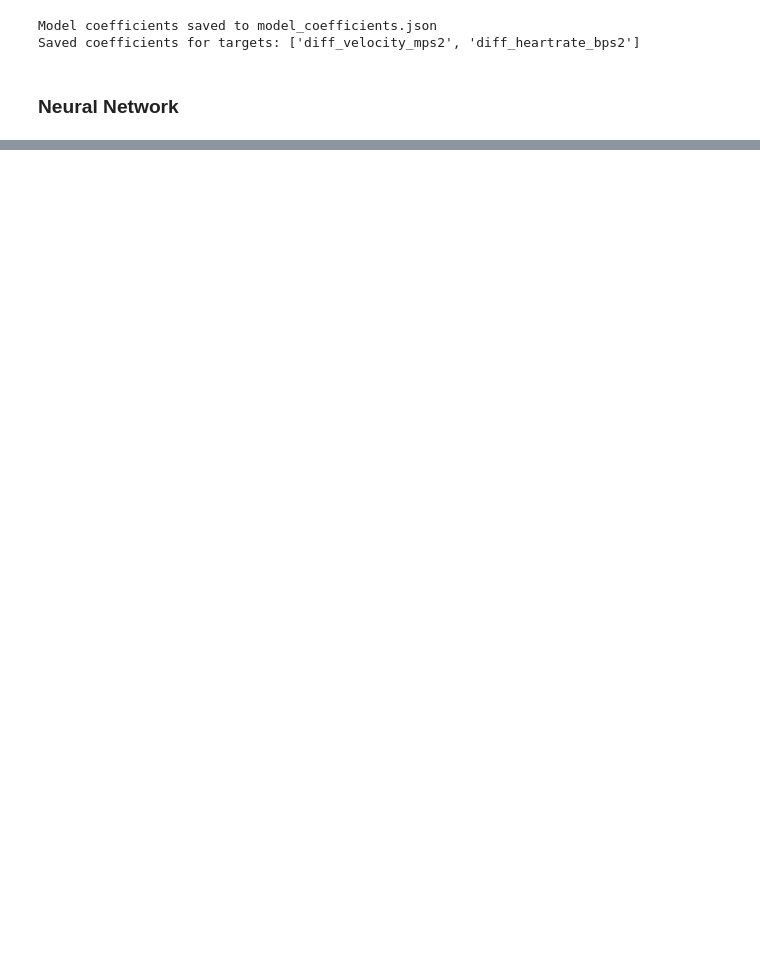
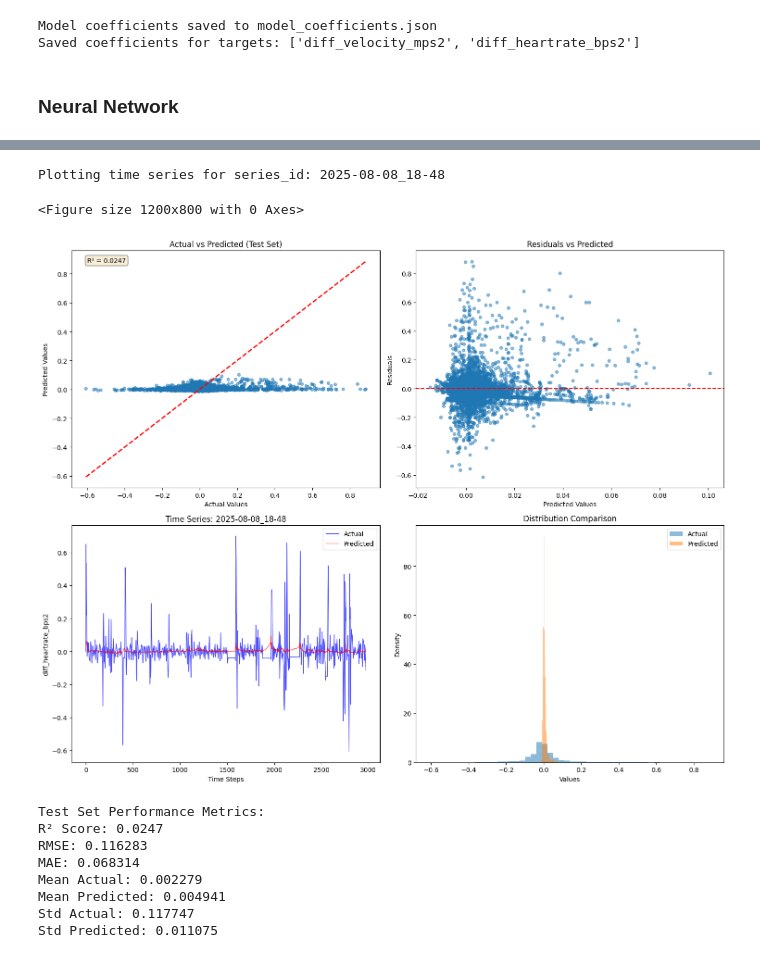
Before and after one commit to rei289/Marathon-Simulation, a Jupyter notebook: MachineLearning.ipynb, the cells around one changed output, grey strips where cells are left out. Cells and saved outputs as stored; diff of their text form; code cells hidden in the pictures; blank space fills up the shorter version.

```diff
--- a/MachineLearning.ipynb
+++ b/MachineLearning.ipynb
@@ -863,0 +912,73 @@ NameError: name 'X' is not defined
+# %%
+# Create visualization of actual vs predicted values
+plt.figure(figsize=(12, 8))
+
+# Create subplots for different visualizations
+fig, axes = plt.subplots(2, 2, figsize=(15, 12))
+
+# 1. Scatter plot: Actual vs Predicted
+axes[0, 0].scatter(y_test_array, y_test_pred, alpha=0.5, s=20)
+axes[0, 0].plot([y_test_array.min(), y_test_array.max()],
+                [y_test_array.min(), y_test_array.max()], 'r--', lw=2)
+axes[0, 0].set_xlabel('Actual Values')
+axes[0, 0].set_ylabel('Predicted Values')
+axes[0, 0].set_title('Actual vs Predicted (Test Set)')
+axes[0, 0].text(0.05, 0.95, f'R² = {test_r2:.4f}', transform=axes[0, 0].transAxes,
+                bbox=dict(boxstyle="round", facecolor='wheat', alpha=0.5))
+
+# 2. Residuals plot
+residuals = y_test_array - y_test_pred
+axes[0, 1].scatter(y_test_pred, residuals, alpha=0.5, s=20)
+axes[0, 1].axhline(y=0, color='r', linestyle='--')
+axes[0, 1].set_xlabel('Predicted Values')
+axes[0, 1].set_ylabel('Residuals')
+axes[0, 1].set_title('Residuals vs Predicted')
+
+# 3. Time series plot for a specific series
+# test_series = y_test['series_id'].iloc[0]  # Get first series in test set
+# print(y_test['series_id'].unique())
+test_series = y_test['series_id'].unique()[1]  # Get first series in test set
+print(f"Plotting time series for series_id: {test_series}")
+series_mask = y_test['series_id'] == test_series
+series_actual = y_test_array[series_mask]
+series_pred = y_test_pred[series_mask]
+
+axes[1, 0].plot(range(len(series_actual)), series_actual, 'b-', alpha=0.7, label='Actual', linewidth=1)
+axes[1, 0].plot(range(len(series_pred)), series_pred, 'r-', alpha=0.7, label='Predicted', linewidth=1)
+axes[1, 0].set_xlabel('Time Steps')
+axes[1, 0].set_ylabel('diff_heartrate_bps2')
+axes[1, 0].set_title(f'Time Series: {test_series}')
+axes[1, 0].legend()
+
+# 4. Distribution comparison
+axes[1, 1].hist(y_test_array, bins=50, alpha=0.5, label='Actual', density=True)
+axes[1, 1].hist(y_test_pred, bins=50, alpha=0.5, label='Predicted', density=True)
+axes[1, 1].set_xlabel('Values')
+axes[1, 1].set_ylabel('Density')
+axes[1, 1].set_title('Distribution Comparison')
+axes[1, 1].legend()
+
+plt.tight_layout()
+plt.show()
+
+# Print some statistics
+print(f"Test Set Performance Metrics:")
+print(f"R² Score: {test_r2:.4f}")
+print(f"RMSE: {test_rmse:.6f}")
+print(f"MAE: {np.mean(np.abs(residuals)):.6f}")
+print(f"Mean Actual: {np.mean(y_test_array):.6f}")
+print(f"Mean Predicted: {np.mean(y_test_pred):.6f}")
+print(f"Std Actual: {np.std(y_test_array):.6f}")
+print(f"Std Predicted: {np.std(y_test_pred):.6f}")
+# %% [output]
+Plotting time series for series_id: 2025-08-08_18-48
+<Figure size 1200x800 with 0 Axes>
+[figure, added]
+Test Set Performance Metrics:
+R² Score: 0.0247
+RMSE: 0.116283
+MAE: 0.068314
+Mean Actual: 0.002279
+Mean Predicted: 0.004941
+Std Actual: 0.117747
+Std Predicted: 0.011075
```
Also changed, not shown: parts of 3 cells of this notebook, 2 other files.
